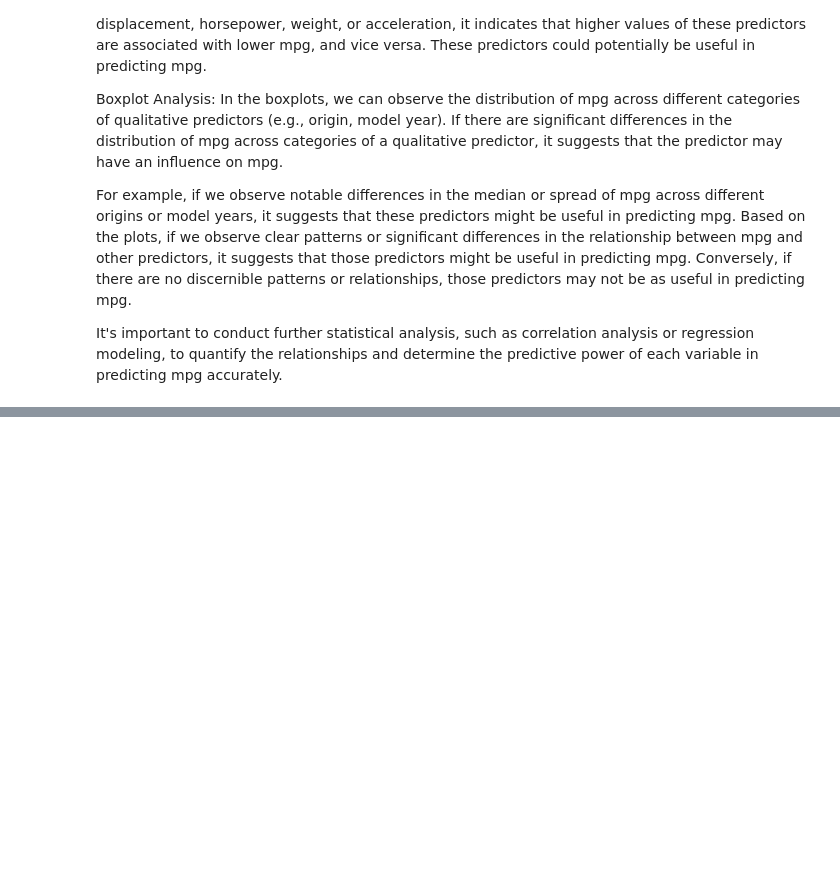
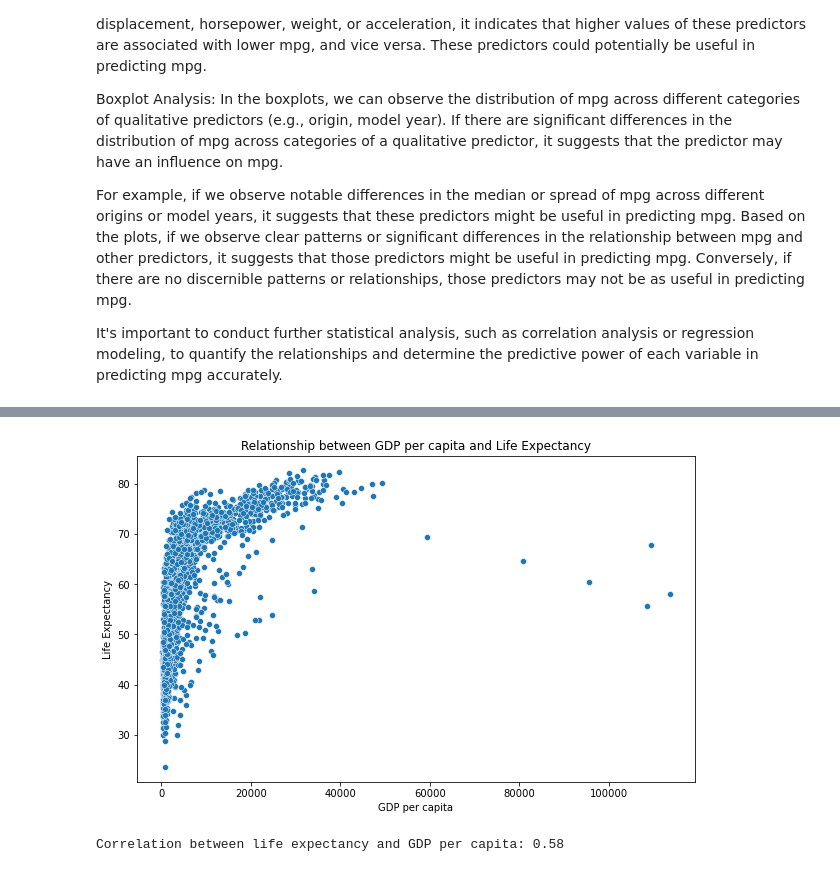
Before and after one commit to moleh13/EC48E, a Jupyter notebook: hw2/EC48E_PS2.ipynb, the cells around one changed output, grey strips where cells are left out. Saved outputs shown, nothing was run; the diff lists cells and outputs as text; code cells hidden in the pictures; blank space fills up the shorter version.

```diff
--- a/hw2/EC48E_PS2.ipynb
+++ b/hw2/EC48E_PS2.ipynb
@@ -300,0 +316,15 @@ It's important to conduct further statistical analysis, such as correlation anal
+# %%
+# Create a scatter plot of GDP per capita vs. life expectancy
+plt.figure(figsize=(10, 6))
+sns.scatterplot(x='gdpPercap', y='lifeExp', data=gapminder)
+plt.title('Relationship between GDP per capita and Life Expectancy')
+plt.xlabel('GDP per capita')
+plt.ylabel('Life Expectancy')
+plt.show()
+
+# Calculate the correlation between life expectancy and GDP per capita
+correlation = gapminder['lifeExp'].corr(gapminder['gdpPercap'])
+print(f"Correlation between life expectancy and GDP per capita: {correlation:.2f}")
+# %% [output]
+[figure, added]
+Correlation between life expectancy and GDP per capita: 0.58
```
Also changed, not shown: parts of 6 cells of this notebook, 1 other file.
